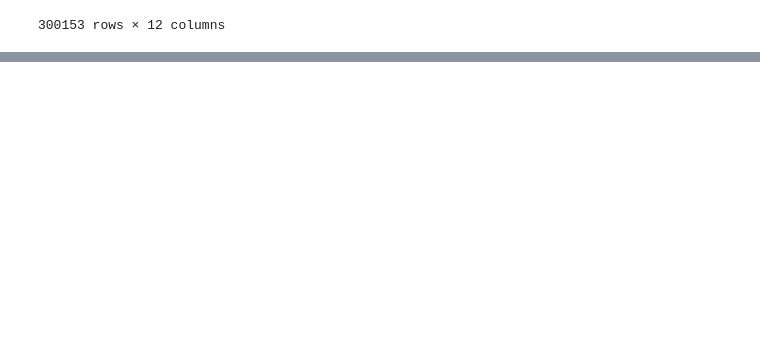
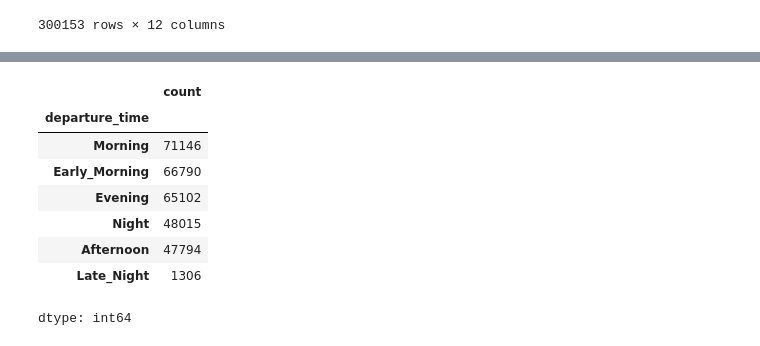
Before and after one commit to thisaraniNJ/Flight_Price_Prediction, a Jupyter notebook: Flight_Price_Prediction_.ipynb, the cells around one changed output, grey strips where cells are left out. Saved outputs shown, nothing was run; the diff lists cells and outputs as text; code cells hidden in the pictures; blank space fills up the shorter version.

```diff
--- a/Flight_Price_Prediction_.ipynb
+++ b/Flight_Price_Prediction_.ipynb
@@ -25,0 +62,12 @@ df
+# %%
+df.departure_time.value_counts()
+# %% [output]
+|  | count |
+| departure_time |  |
+| Morning | 71146 |
+| Early_Morning | 66790 |
+| Evening | 65102 |
+| Night | 48015 |
+| Afternoon | 47794 |
+| Late_Night | 1306 |
+dtype: int64
```
Also changed, not shown: parts of 15 cells of this notebook.
